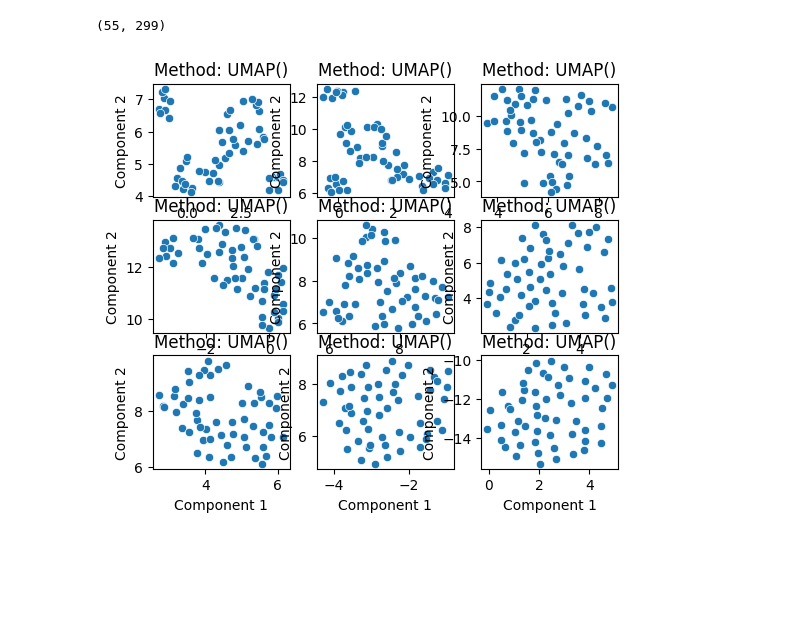
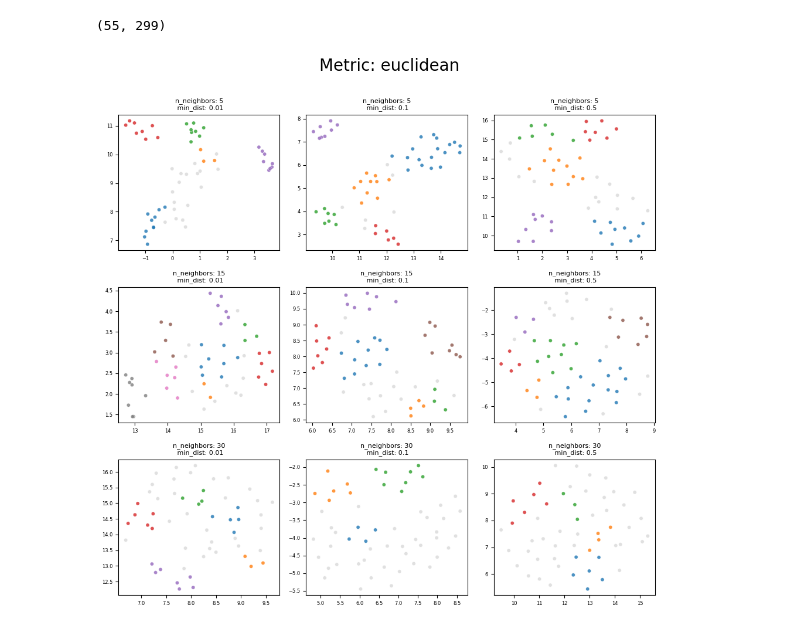
Before and after one commit to krusand/Analyzing-concussions-through-eyetracking-measurements, a Jupyter notebook: src/clustering_1.ipynb, the cells around one changed output. Drawn from its saved outputs; the diff is of its cells as text; code cells hidden in the pictures; blank space fills up the shorter version.

```diff
--- a/src/clustering_1.ipynb
+++ b/src/clustering_1.ipynb
@@ -68,25 +71,10 @@ umap_model = umap.UMAP(
     metric='manhattan',     # often better than 'euclidean' for clinical data
     random_state=42
 )
-# %%
-fig, axs = plt.subplots(nrows=3, ncols=3, figsize=(6,5))
-
-params = {
-    "n_neighbors" : [5,15,30],
-    "min_dist" : [0.01,0.1,0.5],
-    "metric" : ["euclidean", "manhattan", "cosine"]
-}
-
-for i in range(3):
-    for j in range(3):
-        umap_model = umap.UMAP(
-            n_neighbors=params["n_neighbors"][i],         # smaller = more local focus, higher = more global
-            min_dist=params["min_dist"][j],           # smaller = tighter clusters, higher = more spread
-            n_components=2,
-            metric=params["metric"][1],
-            random_state=42
-        )
-
-        plot_scatter_dimensionality_reduction(patients_std, reducer=umap_model, arrows=False, ax=axs[i][j])
-# %% [output]
-[figure, removed]
+# %%
+optics_model = OPTICS(
+    min_samples=5,
+    xi=0.1,              # sensitivity for cluster detection (lower = more sensitive)
+    min_cluster_size=0.05, # fraction or count of minimum cluster size
+    metric=metric     # must match UMAP if used for clustering
+)
@@ -92,0 +121,18 @@ for i in range(3):
+# %%
+fig, axs = plt.subplots(nrows=3, ncols=3, figsize=(10,10))
+for i in range(3):
+    for j in range(3):
+        n_neighbors = params["n_neighbors"][i]
+        min_dist = params["min_dist"][j]
+        metric = params["metric"][0]
+
+        plot_umap(patients_std, metric, n_neighbors, min_dist, axs[i][j])
+
+fig.suptitle(f"Metric: {metric}", fontsize = 20)
+
+plt.subplots_adjust(hspace=1.2)  # Increase vertical space
+plt.tight_layout(rect=[0, 0.03, 0.97, 0.97])  # Leaves space for suptitle
+
+plt.show()
+# %% [output]
+[figure, added]
```
Also changed, not shown: parts of 12 cells of this notebook.
